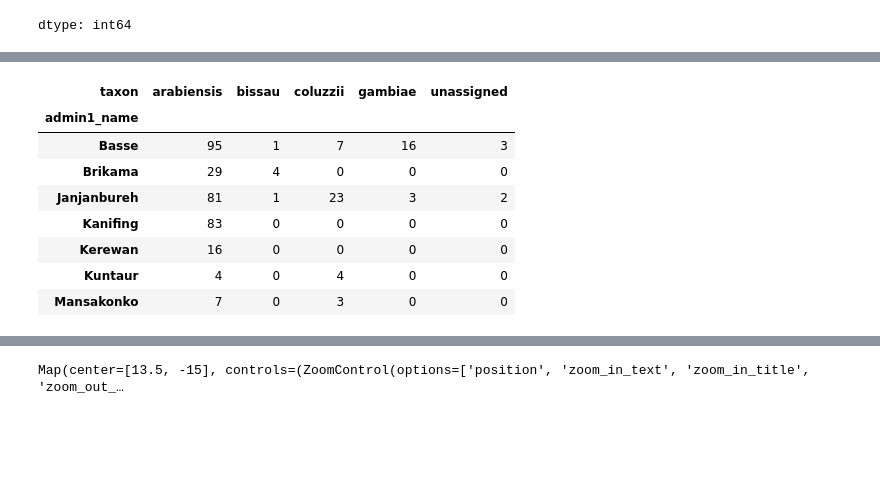
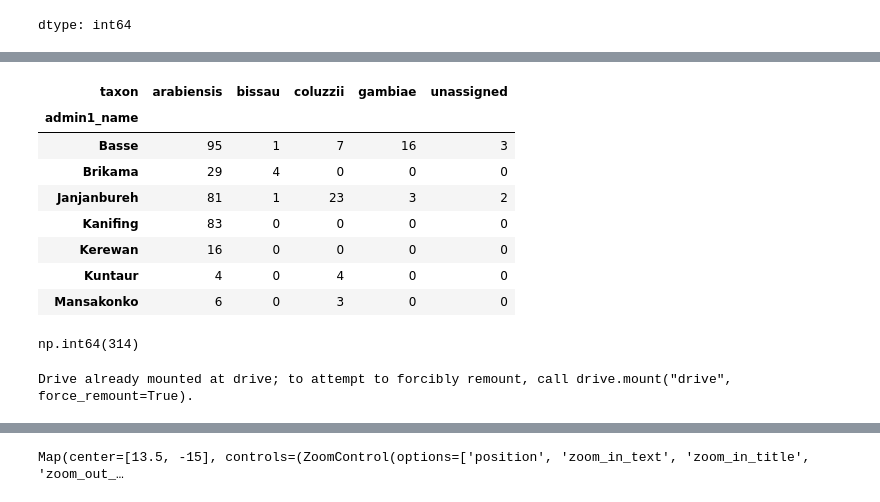
Before and after one commit to JaneNjeri/divergent-genetic-insecticide-resistance-in-gambian-malaria-vector, a Jupyter notebook: notebooks/fig1a_population_sampling.ipynb, the cells around one changed output, grey strips where cells are left out. Cells and saved outputs as stored; diff of their text form; code cells hidden in the pictures; blank space fills up the shorter version.

```diff
--- a/notebooks/population_sampling.ipynb
+++ b/notebooks/fig1a_population_sampling.ipynb
@@ -108,3 +100,6 @@ df_gambia
 |  |  |  | Kombo Central | 2019 | 28 | 0 | 0 | 0 | 0 |
 |  |  | Kanifing | Bakau | 2019 | 6 | 0 | 0 | 0 | 0 |
 |  |  |  | Jeshwang | 2019 | 77 | 0 | 0 | 0 | 0 |
+# %%
+# remove sample from 2001
+query_gm = "country == 'Gambia, The' and sample_set == '1272-VO-GM-OPONDO-VMF00160' and year != 2001"
@@ -110,0 +128,4 @@ df_gambia
+# %%
+# access metadata
+df_samples_gambia2 = ag3.sample_metadata(sample_query=query_gm)
+df_samples_gambia2
@@ -111,22 +146,32 @@ df_gambia
 # %%
 gambia_region_taxon = (
-    df_samples_gambia
+    df_samples_gambia2
     .pivot_table(
         index="admin1_name",
         columns="taxon",
         values="sample_id",
         aggfunc="count",
         fill_value=0
     )
 )
 gambia_region_taxon
 # %% [output]
 | taxon | arabiensis | bissau | coluzzii | gambiae | unassigned |
 | admin1_name |  |  |  |  |  |
 | Basse | 95 | 1 | 7 | 16 | 3 |
 | Brikama | 29 | 4 | 0 | 0 | 0 |
 | Janjanbureh | 81 | 1 | 23 | 3 | 2 |
 | Kanifing | 83 | 0 | 0 | 0 | 0 |
 | Kerewan | 16 | 0 | 0 | 0 | 0 |
 | Kuntaur | 4 | 0 | 4 | 0 | 0 |
-| Mansakonko | 7 | 0 | 3 | 0 | 0 |
+| Mansakonko | 6 | 0 | 3 | 0 | 0 |
+# %%
+total_arabiensis = gambia_region_taxon["arabiensis"].sum()
+total_arabiensis
+# %% [output]
+np.int64(314)
+# %%
+from google.colab import drive
+drive.mount("drive")
+# %% [output]
+Drive already mounted at drive; to attempt to forcibly remount, call drive.mount("drive", force_remount=True).
```
Also changed, not shown: parts of 17 cells of this notebook, 18 other files.
